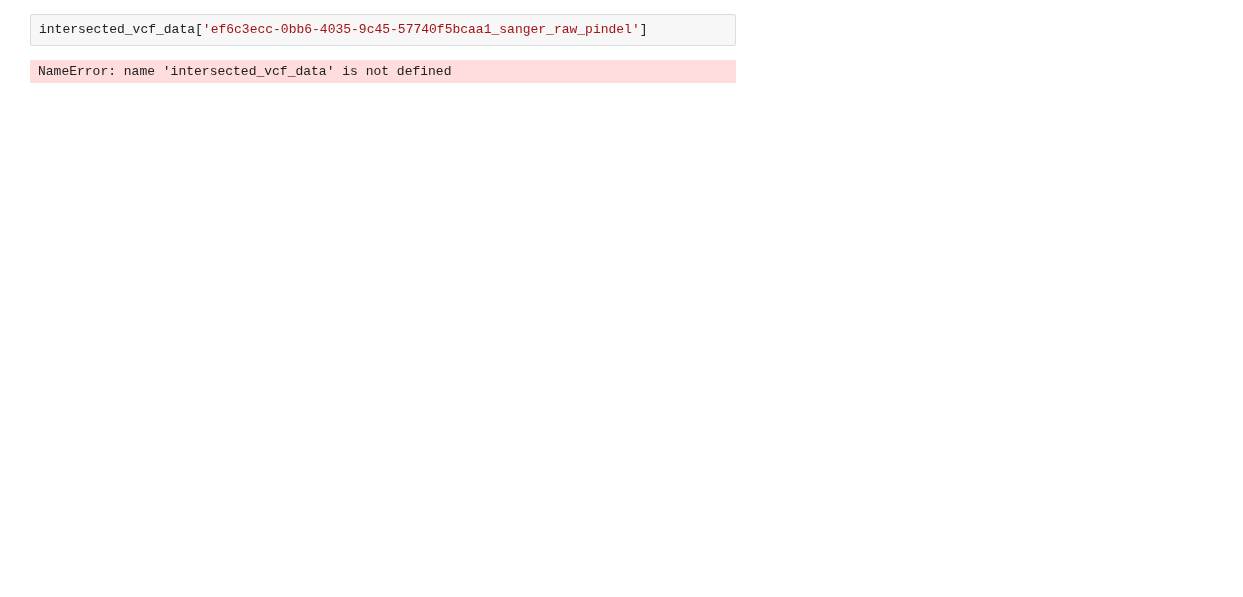
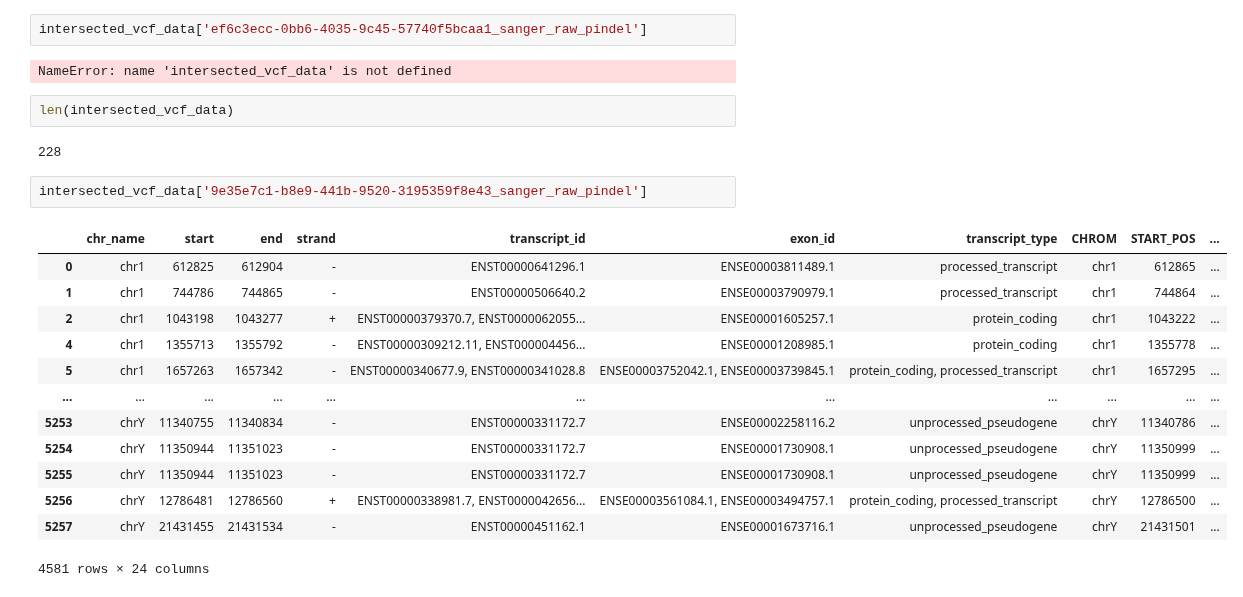
Before and after one commit to duttaprat/Postdoc, a Jupyter notebook: Genetic_variant/GDC_VCF/Generating_Intersected_data/Acceptor_UHMC.ipynb, the cells around one changed output. Cells and saved outputs as stored; diff of their text form; blank space fills up the shorter version.

```diff
--- a/Genetic_variant/GDC_VCF/Generating_Intersected_data/Acceptor_UHMC.ipynb
+++ b/Genetic_variant/GDC_VCF/Generating_Intersected_data/Acceptor_UHMC.ipynb
@@ -189,3 +191,23 @@ dtype: int64
 intersected_vcf_data['ef6c3ecc-0bb6-4035-9c45-57740f5bcaa1_sanger_raw_pindel']
 # %% [output]
 NameError: name 'intersected_vcf_data' is not defined
+# %%
+len(intersected_vcf_data)
+# %% [output]
+228
+# %%
+intersected_vcf_data['9e35e7c1-b8e9-441b-9520-3195359f8e43_sanger_raw_pindel']
+# %% [output]
+|  | chr_name | start | end | strand | transcript_id | exon_id | transcript_type | CHROM | START_POS | ... |
+| 0 | chr1 | 612825 | 612904 | - | ENST00000641296.1 | ENSE00003811489.1 | processed_transcript | chr1 | 612865 | ... |
+| 1 | chr1 | 744786 | 744865 | - | ENST00000506640.2 | ENSE00003790979.1 | processed_transcript | chr1 | 744864 | ... |
+| 2 | chr1 | 1043198 | 1043277 | + | ENST00000379370.7, ENST0000062055... | ENSE00001605257.1 | protein_coding | chr1 | 1043222 | ... |
+| 4 | chr1 | 1355713 | 1355792 | - | ENST00000309212.11, ENST000004456... | ENSE00001208985.1 | protein_coding | chr1 | 1355778 | ... |
+| 5 | chr1 | 1657263 | 1657342 | - | ENST00000340677.9, ENST00000341028.8 | ENSE00003752042.1, ENSE00003739845.1 | protein_coding, processed_transcript | chr1 | 1657295 | ... |
+| ... | ... | ... | ... | ... | ... | ... | ... | ... | ... | ... |
+| 5253 | chrY | 11340755 | 11340834 | - | ENST00000331172.7 | ENSE00002258116.2 | unprocessed_pseudogene | chrY | 11340786 | ... |
+| 5254 | chrY | 11350944 | 11351023 | - | ENST00000331172.7 | ENSE00001730908.1 | unprocessed_pseudogene | chrY | 11350999 | ... |
+| 5255 | chrY | 11350944 | 11351023 | - | ENST00000331172.7 | ENSE00001730908.1 | unprocessed_pseudogene | chrY | 11350999 | ... |
+| 5256 | chrY | 12786481 | 12786560 | + | ENST00000338981.7, ENST0000042656... | ENSE00003561084.1, ENSE00003494757.1 | protein_coding, processed_transcript | chrY | 12786500 | ... |
+| 5257 | chrY | 21431455 | 21431534 | - | ENST00000451162.1 | ENSE00001673716.1 | unprocessed_pseudogene | chrY | 21431501 | ... |
+4581 rows × 24 columns
```
Also changed, not shown: parts of 8 cells of this notebook, 4 other files.
